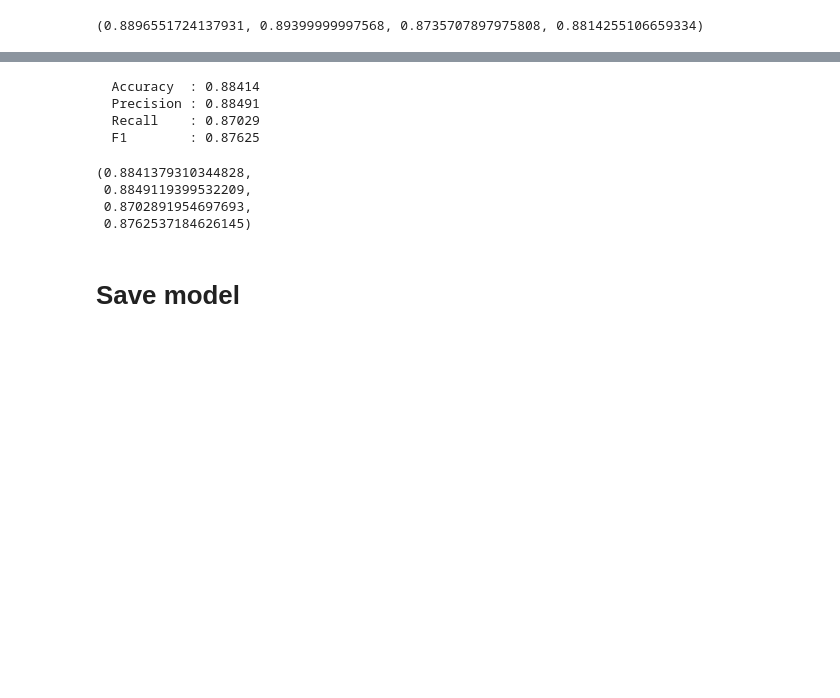
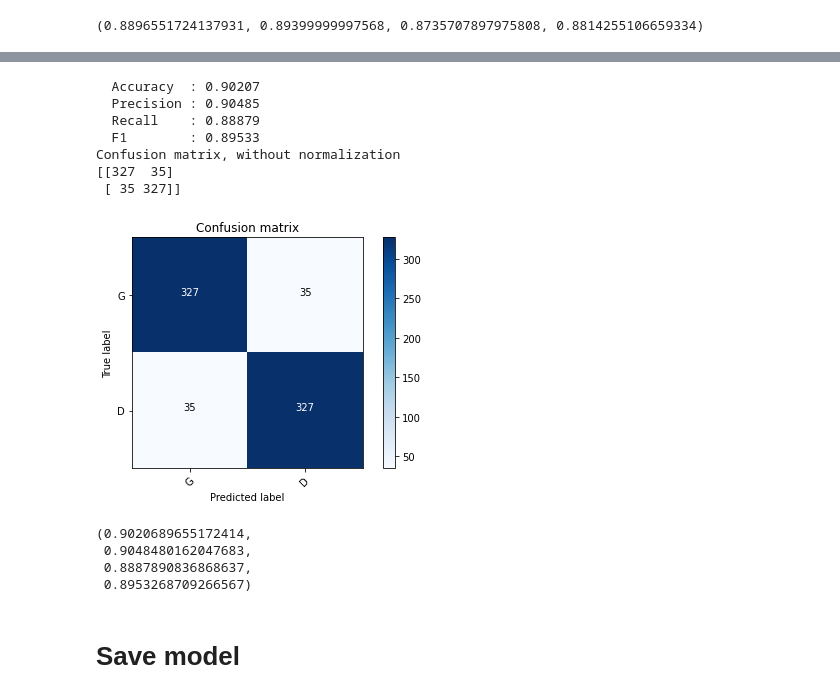
Before and after one commit to bunbohue19/Machine-Learning-Data-Mining, a Jupyter notebook: dtree-student-dropout.ipynb, the cells around one changed output, grey strips where cells are left out. Drawn from its saved outputs; the diff is of its cells as text; code cells hidden in the pictures; blank space fills up the shorter version.

```diff
--- a/dtree-student-dropout.ipynb
+++ b/dtree-student-dropout.ipynb
@@ -1017,14 +1066,18 @@ evaluate(RandomForest, X_train, y_train, X_test, y_test, args=[15, 150])
 # %%
-evaluate(RandomForest, X_train, y_train, X_test, y_test, args=[10, 200])
+evaluate(RandomForest, X_train, y_train, X_test, y_test, args=[5, 200], plot_confusion=True)
 # %% [output]
-  Accuracy  : 0.88414
-  Precision : 0.88491
-  Recall    : 0.87029
-  F1        : 0.87625
+  Accuracy  : 0.90207
+  Precision : 0.90485
+  Recall    : 0.88879
+  F1        : 0.89533
+Confusion matrix, without normalization
+[[327  35]
+ [ 35 327]]
+[figure, added]
-(0.8841379310344828,
- 0.8849119399532209,
- 0.8702891954697693,
- 0.8762537184626145)
+(0.9020689655172414,
+ 0.9048480162047683,
+ 0.8887890836868637,
+ 0.8953268709266567)
 # %% [markdown]
 # Save model
 # %% [markdown]
```
Also changed, not shown: parts of 11 cells of this notebook, 1 other file.
